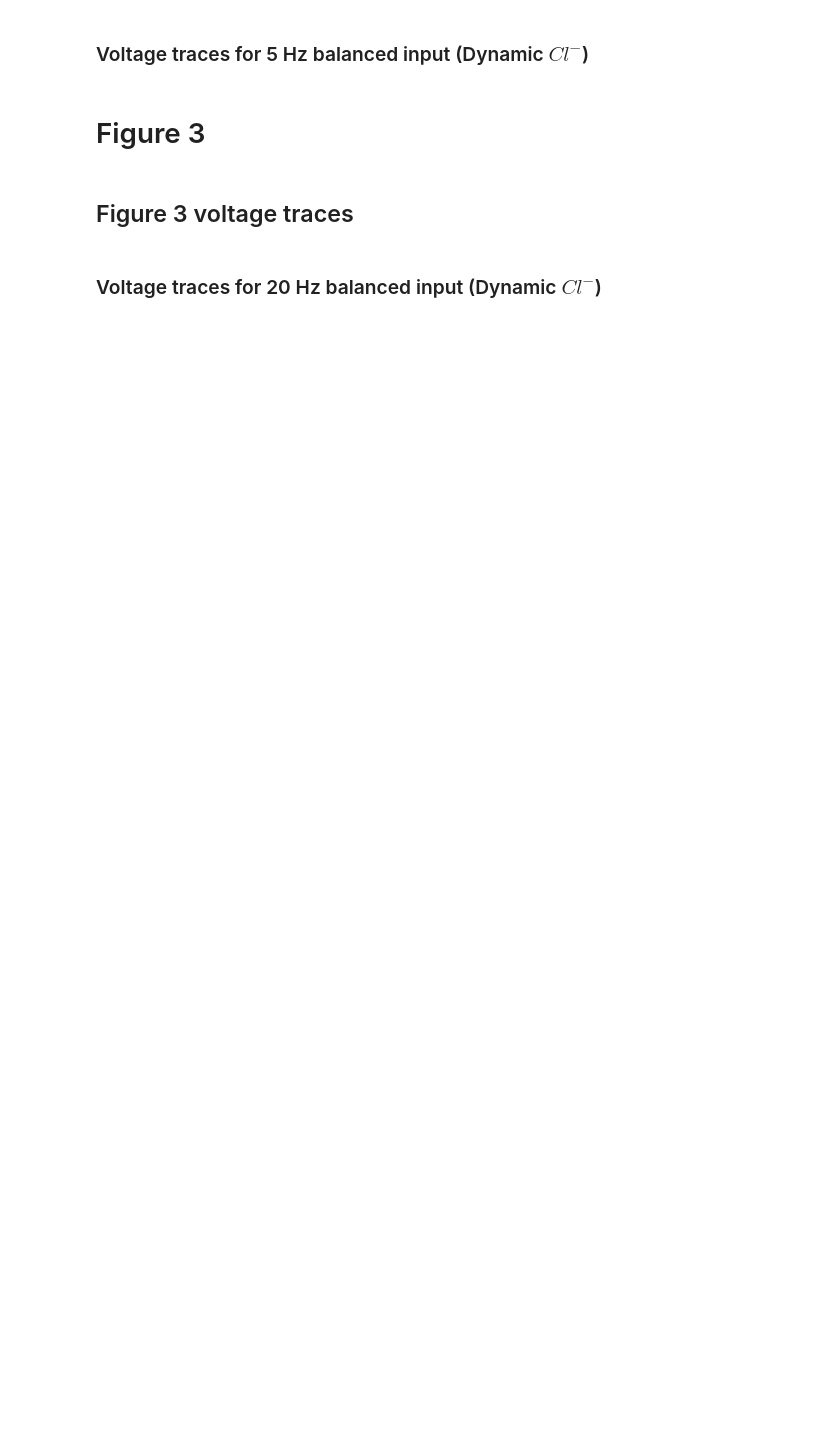
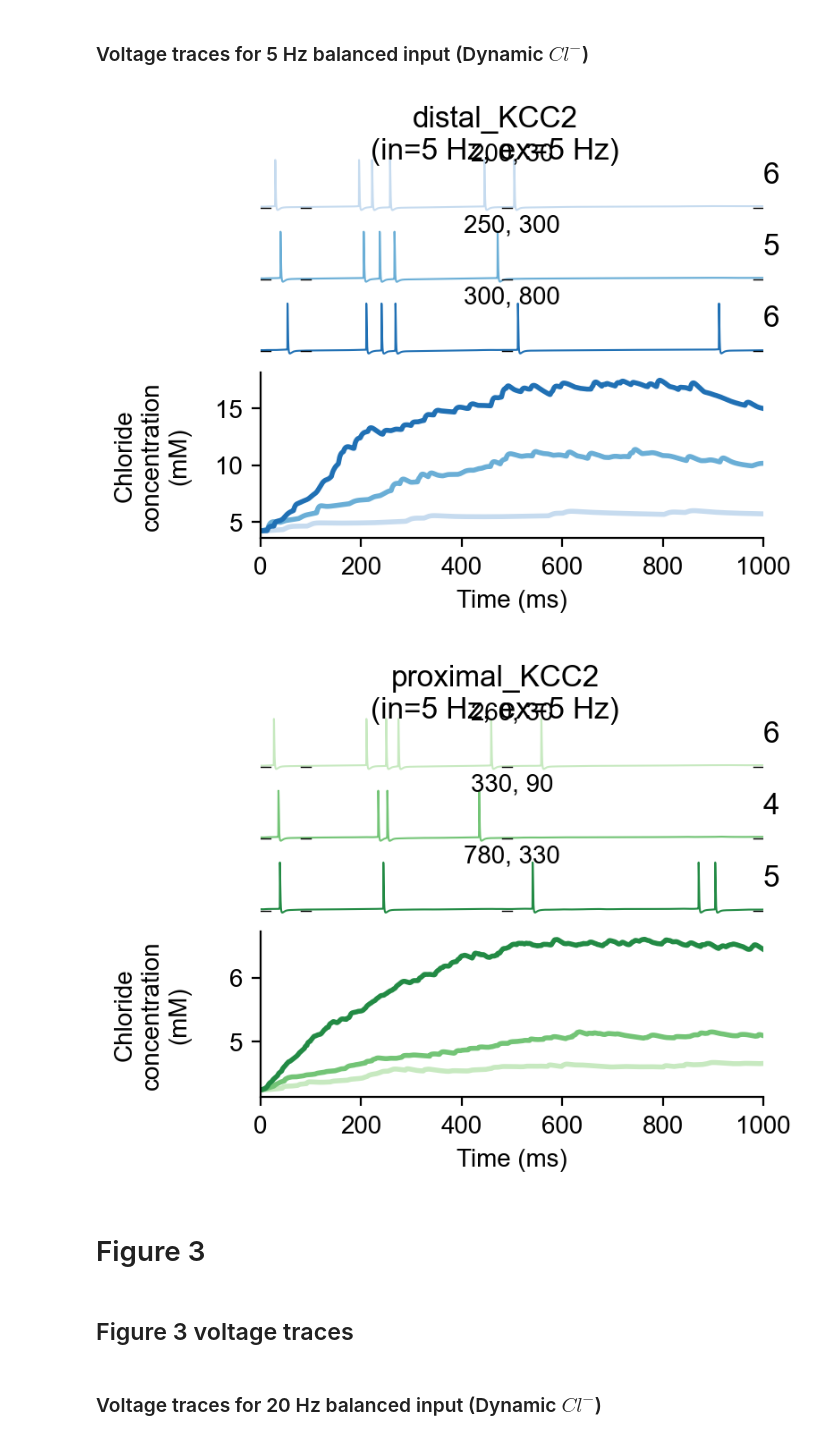
Before and after one commit to schmitts/chloride-dynamics-io-neuron, a Jupyter notebook: chloride-dynamics-io-neuron.ipynb, the cells around one changed output. Saved outputs shown, nothing was run; the diff lists cells and outputs as text; code cells hidden in the pictures; blank space fills up the shorter version.

```diff
--- a/chloride-dynamics-io-neuron.ipynb
+++ b/chloride-dynamics-io-neuron.ipynb
@@ -61,10 +109,16 @@ figure_cli_heatmaps(distal, proximal, show_fr=True, savefig=True)
 # %% [markdown]
 ### Voltage traces for 5 Hz balanced input (Dynamic $Cl^-$)
 # %%
-figure_v_traces(inh_region="distal", synapse_numbers=distal,
-                hz={'in': 5, 'ex': 5}, show_cli=True)
-figure_v_traces(inh_region="proximal", synapse_numbers=proximal,
-                hz={'in': 5, 'ex': 5}, show_cli=True)
+hz = {'in': 5, 'ex': 5}
+figure_v_traces(inh_region="distal", KCC2=True, synapse_numbers=distal,
+                hz=hz, show_cli=True)
+figure_v_traces(inh_region="proximal", KCC2=True, synapse_numbers=proximal,
+                hz=hz, show_cli=True)
+clear_output(wait=True)
+plt.show()
+# %% [output]
+[figure, added]
+[figure, added]
 # %% [markdown]
 # Figure 3
 # %% [markdown]
```
Also changed, not shown: parts of 20 cells of this notebook, 2 other files.
